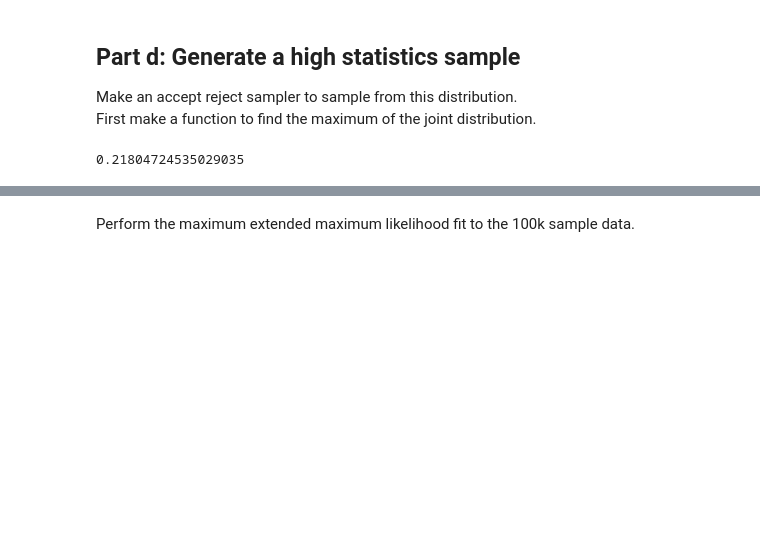
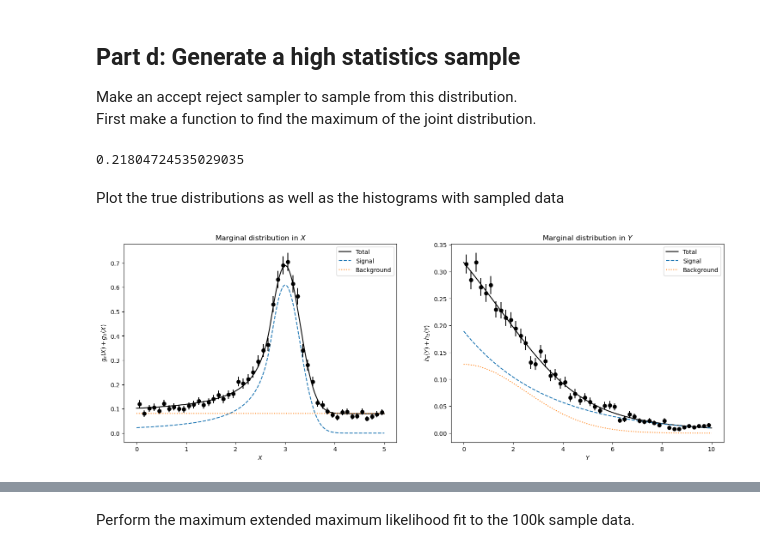
Before and after one commit to elizabethsztan/DIS_S1, a Jupyter notebook: s1_coursework.ipynb, the cells around one changed output, grey strips where cells are left out. Drawn from its saved outputs; the diff is of its cells as text; code cells hidden in the pictures; blank space fills up the shorter version.

```diff
--- a/s1_coursework.ipynb
+++ b/s1_coursework.ipynb
@@ -300,3 +302,52 @@ def accept_reject_2d(func, x_range = [0, 5], y_range = [0, 10], num_samples=50,
 #save down the 100k sample
 total_pdf_sample = accept_reject_2d(total_fixed,num_samples = 100000, seed = 100)
 #np.savetxt('data_storage/joint_pdf_sample_s100.csv', total_pdf_sample, delimiter=',', header = 'X,Y', comments = '')
+# %% [markdown]
+Plot the true distributions as well as the histograms with sampled data
+# %%
+data = accept_reject_2d(total_fixed,num_samples = 5000, seed = 100)
+
+X, Y = data
+
+bin_num = 50
+
+#Plot marginal distributions
+fig, ax = plt.subplots(1, 2, figsize=(18, 6))
+
+Xnh, Xxe = np.histogram(X, bins = bin_num, density=True)
+Xcx = 0.5*(Xxe[:-1] + Xxe[1:])
+
+#compute error on histogram with error prop
+Xbin_widths = np.diff(Xxe)
+Xcounts, _ = np.histogram(X, bins= bin_num)  # Raw counts (not normalized)
+Xerrors = np.sqrt(Xcounts) / (len(X) * Xbin_widths)
+
+ax[0].plot(x, marg_X(x, f_true, mu_true, sigma_true, beta_true, m_true), label = 'Total', color = 'black')
+ax[0].plot(x, f_true*g_s(x, beta_true, m_true, mu_true, sigma_true), label = 'Signal', ls = '--')
+ax[0].plot(x, (1-f_true)*g_b(x), label = 'Background', ls = ':')
+ax[0].errorbar( Xcx, Xnh, Xerrors, fmt='ko', color= 'black')
+ax[0].set_xlabel(r'$X$')
+ax[0].set_ylabel(r'$g_s(X)+g_b(X)$')
+ax[0].set_title(r'Marginal distribution in $X$')
+ax[0].legend()
+
+Ynh, Yxe = np.histogram(Y, bins = bin_num, density=True)
+Ycx = 0.5*(Yxe[:-1] + Yxe[1:])
+
+#compute error on histogram with error prop
+Ybin_widths = np.diff(Yxe)
+Ycounts, _ = np.histogram(Y, bins= bin_num)  # Raw counts (not normalized)
+Yerrors = np.sqrt(Ycounts) / (len(Y) * Ybin_widths)
+
+ax[1].plot(y, marg_Y(y, f_true, lmbda_true, mu_b_true, sigma_b_true), label = 'Total', color = 'black')
+ax[1].plot(y, f_true*h_s(y, lmbda_true), label = 'Signal', ls = '--')
+ax[1].plot(y, (1-f_true)*h_b(y, mu_b_true, sigma_b_true), label = 'Background', ls = ':')
+ax[1].errorbar( Ycx, Ynh, Yerrors, fmt='ko', color= 'black')
+ax[1].set_xlabel(r'$Y$')
+ax[1].set_ylabel(r'$h_s(Y)+h_b(Y)$')
+ax[1].set_title(r'Marginal distribution in $Y$')
+ax[1].legend()
+
+plt.savefig('plots/marginal_distributions.png')
+# %% [output]
+[figure, added]
```
Also changed, not shown: parts of 8 cells of this notebook, 4 other files.
